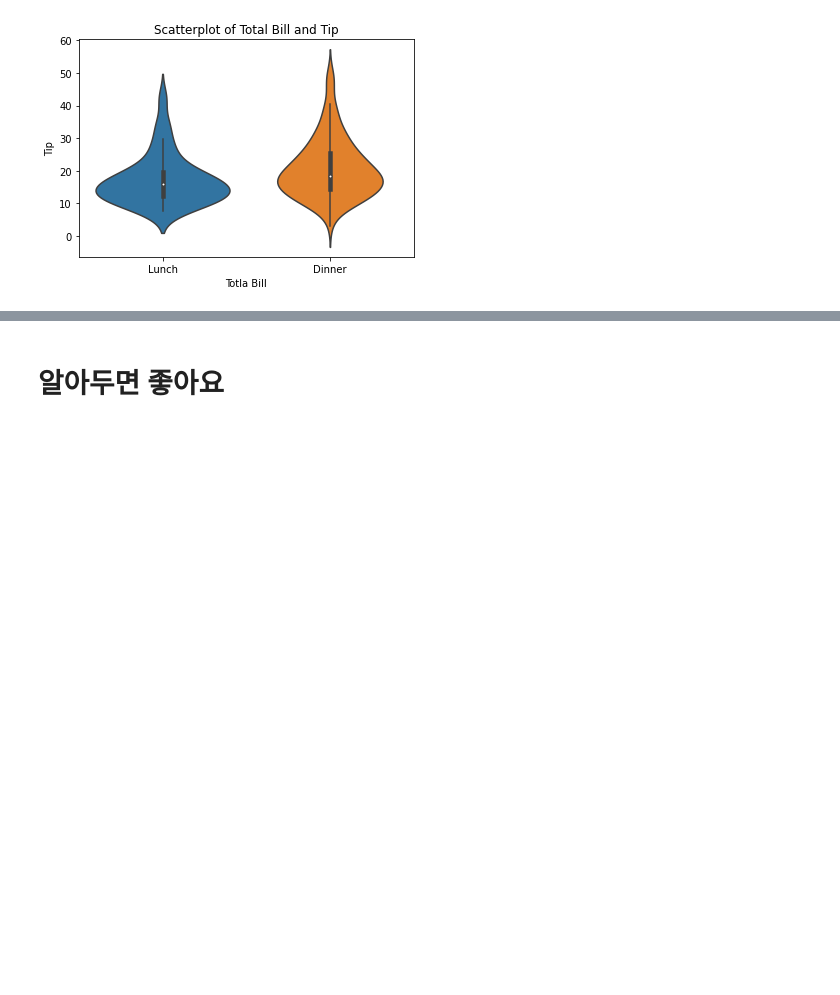
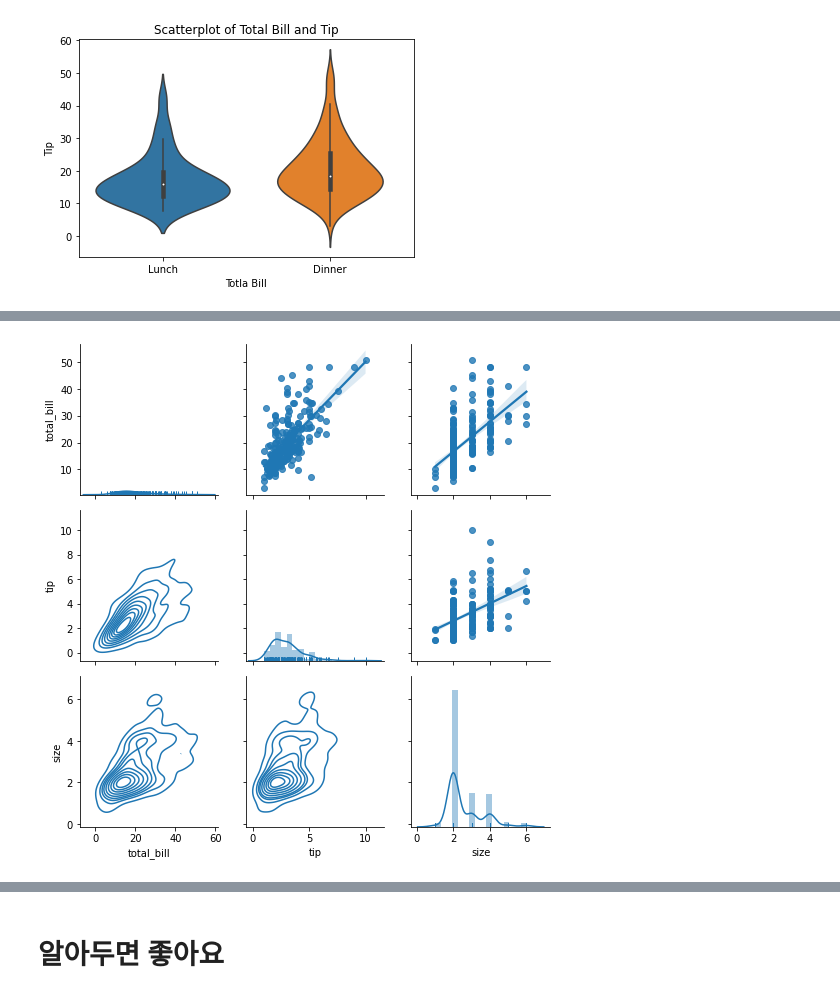
Before and after one commit to jeonbyeongguk/cuckoobee, a Jupyter notebook: Doit_판다스입문_소스/notebook/04_practice.ipynb, the cells around one changed output, grey strips where cells are left out. Drawn from its saved outputs; the diff is of its cells as text; code cells hidden in the pictures; blank space fills up the shorter version.

```diff
--- a/Doit_판다스입문_소스/notebook/04_practice.ipynb
+++ b/Doit_판다스입문_소스/notebook/04_practice.ipynb
@@ -246,0 +237,8 @@ Text(0, 0.5, 'Tip')
+# %%
+pair_grid = sns.PairGrid(tips)
+pair_grid = pair_grid.map_upper(sns.regplot)
+pair_grid = pair_grid.map_lower(sns.kdeplot)
+pair_grid = pair_grid.map_diag(sns.distplot, rug=True)
+plt.show();
+# %% [output]
+[figure, added]
```
Also changed, not shown: parts of 38 cells of this notebook.
